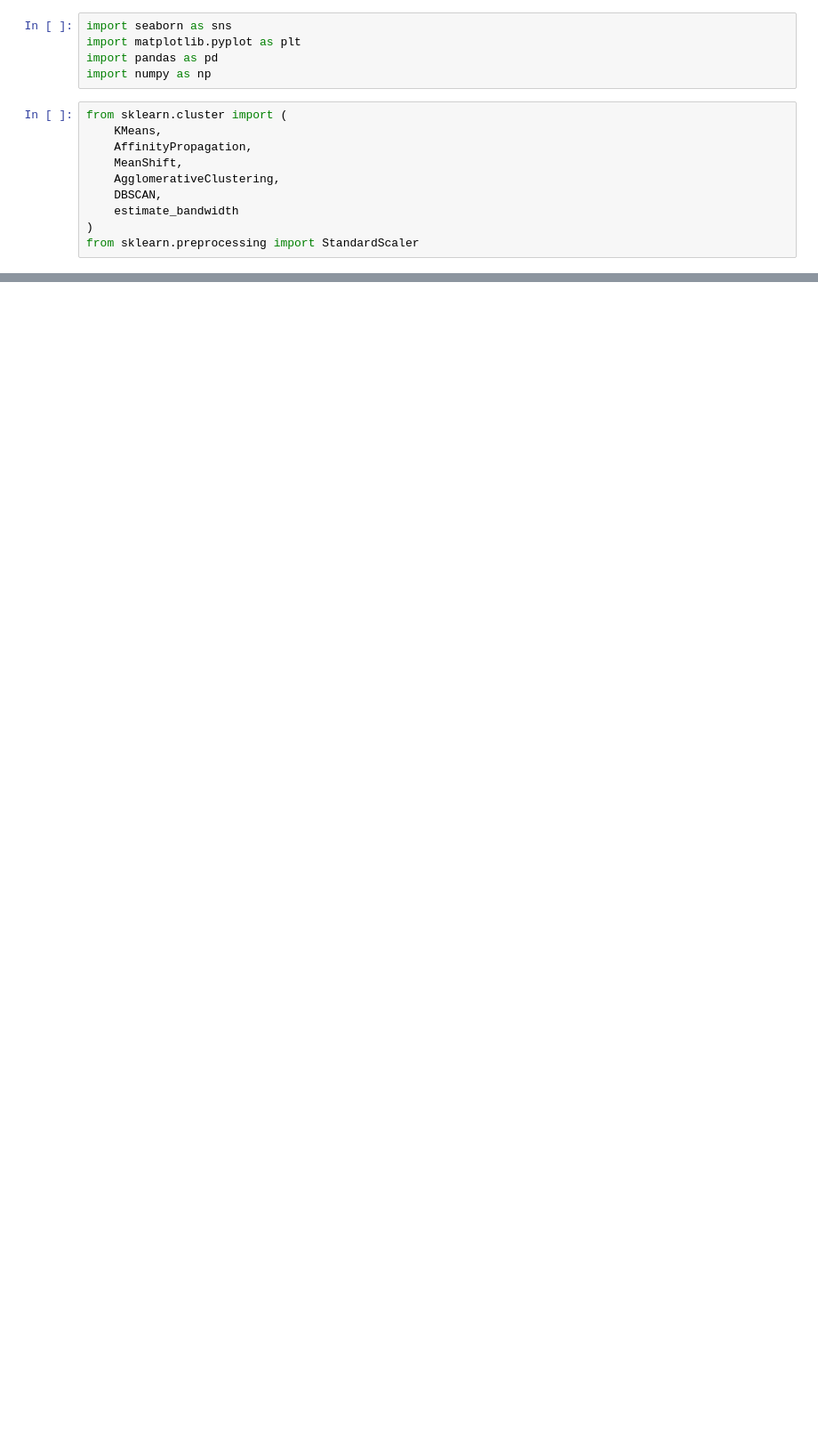
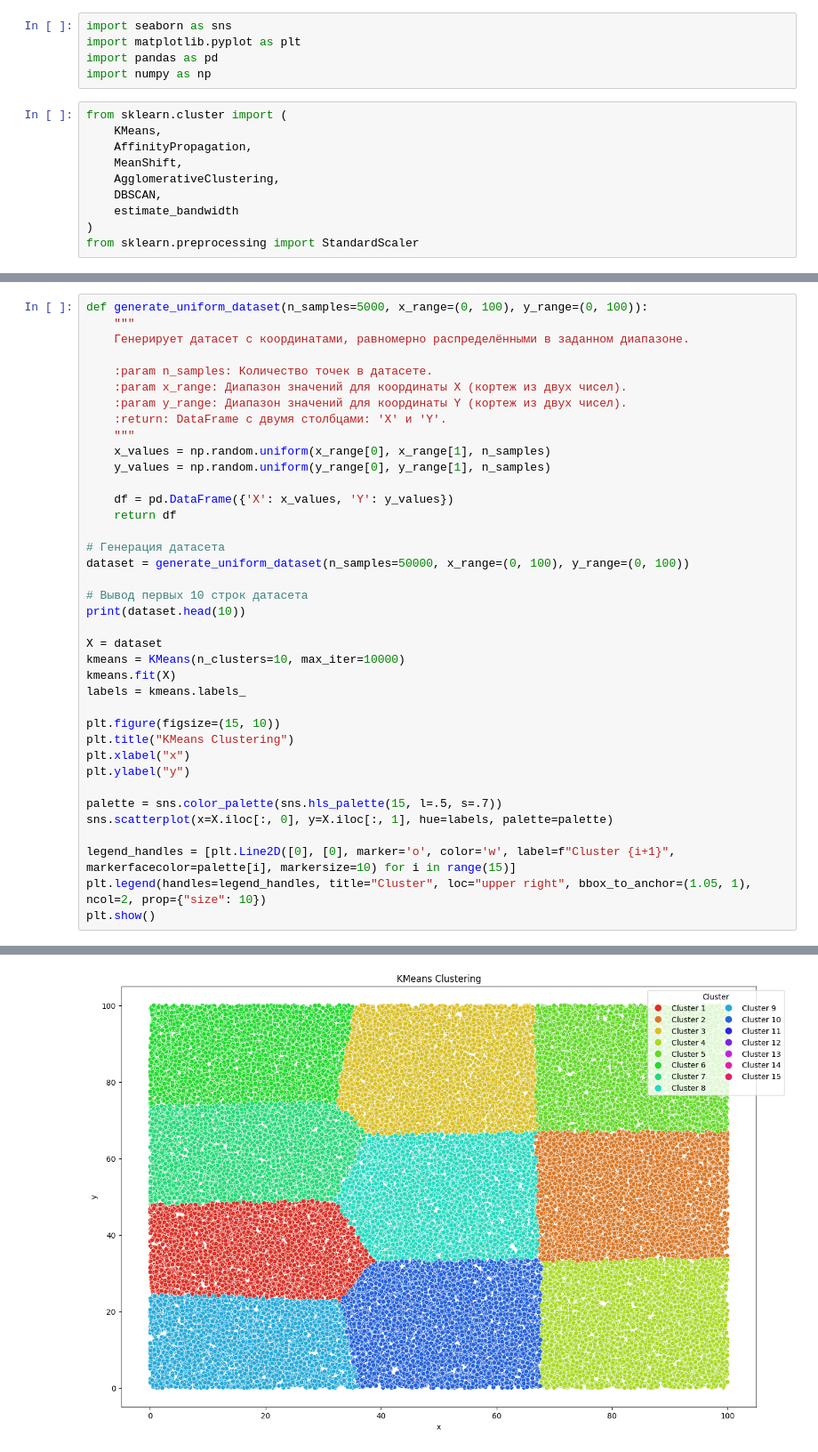
Before and after one commit to kalanimus/PythonLabs, a Jupyter notebook: Lab3/Lab3.ipynb, the cells around one changed output, grey strips where cells are left out. Shown at 89% size. Drawn from its saved outputs; the diff is of its cells as text; blank space fills up the shorter version.

```diff
--- a/Lab3/Lab3.ipynb
+++ b/Lab3/Lab3.ipynb
@@ -104,0 +37,39 @@ array([[665845, 557965],
+# %%
+def generate_uniform_dataset(n_samples=5000, x_range=(0, 100), y_range=(0, 100)):
+    """
+    Генерирует датасет с координатами, равномерно распределёнными в заданном диапазоне.
+
+    :param n_samples: Количество точек в датасете.
+    :param x_range: Диапазон значений для координаты X (кортеж из двух чисел).
+    :param y_range: Диапазон значений для координаты Y (кортеж из двух чисел).
+    :return: DataFrame с двумя столбцами: 'X' и 'Y'.
+    """
+    x_values = np.random.uniform(x_range[0], x_range[1], n_samples)
+    y_values = np.random.uniform(y_range[0], y_range[1], n_samples)
+
+    df = pd.DataFrame({'X': x_values, 'Y': y_values})
+    return df
+
+# Генерация датасета
+dataset = generate_uniform_dataset(n_samples=50000, x_range=(0, 100), y_range=(0, 100))
+
+# Вывод первых 10 строк датасета
+print(dataset.head(10))
+
+X = dataset
+kmeans = KMeans(n_clusters=10, max_iter=10000)
+kmeans.fit(X)
+labels = kmeans.labels_
+
+plt.figure(figsize=(15, 10))
+plt.title("KMeans Clustering")
+plt.xlabel("x")
+plt.ylabel("y")
+
+palette = sns.color_palette(sns.hls_palette(15, l=.5, s=.7))
+sns.scatterplot(x=X.iloc[:, 0], y=X.iloc[:, 1], hue=labels, palette=palette)
+
+legend_handles = [plt.Line2D([0], [0], marker='o', color='w', label=f"Cluster {i+1}", markerfacecolor=palette[i], markersize=10) for i in range(15)]
+plt.legend(handles=legend_handles, title="Cluster", loc="upper right", bbox_to_anchor=(1.05, 1), ncol=2, prop={"size": 10})
+plt.show()
+# %% [output]
@@ -104,0 +87 @@ array([[665845, 557965],
+[figure, added]
```
Also changed, not shown: parts of 11 cells of this notebook.
